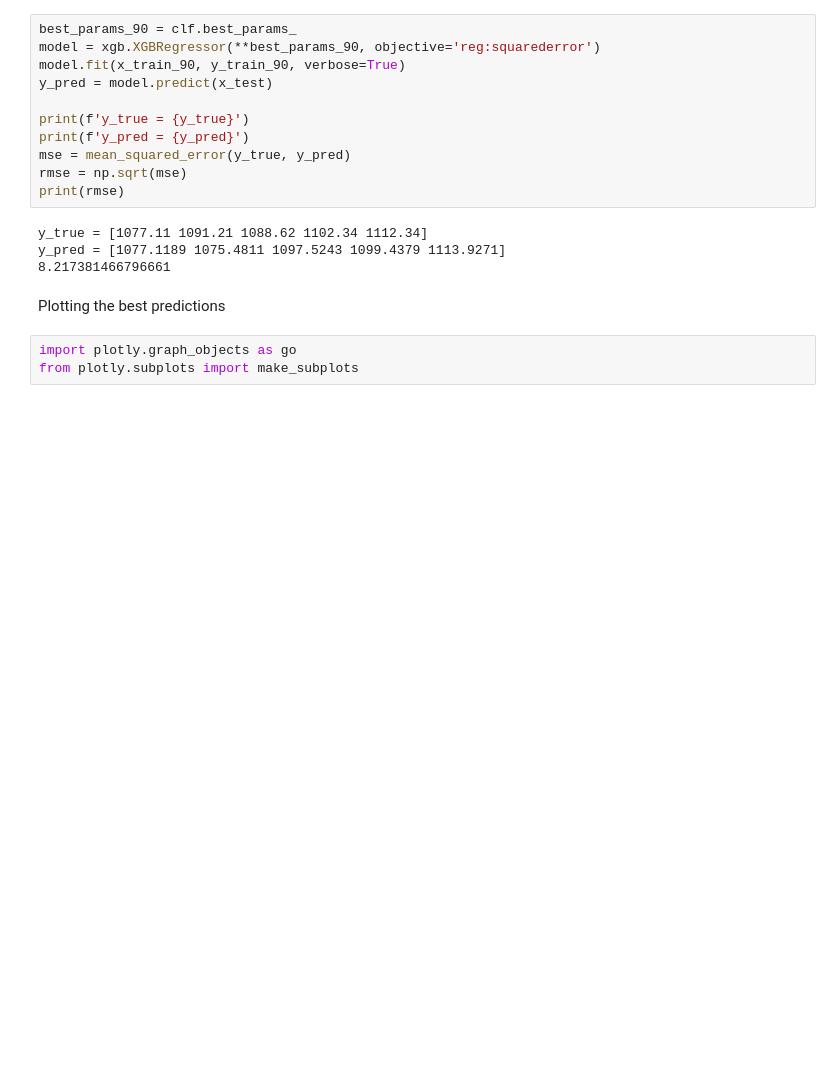
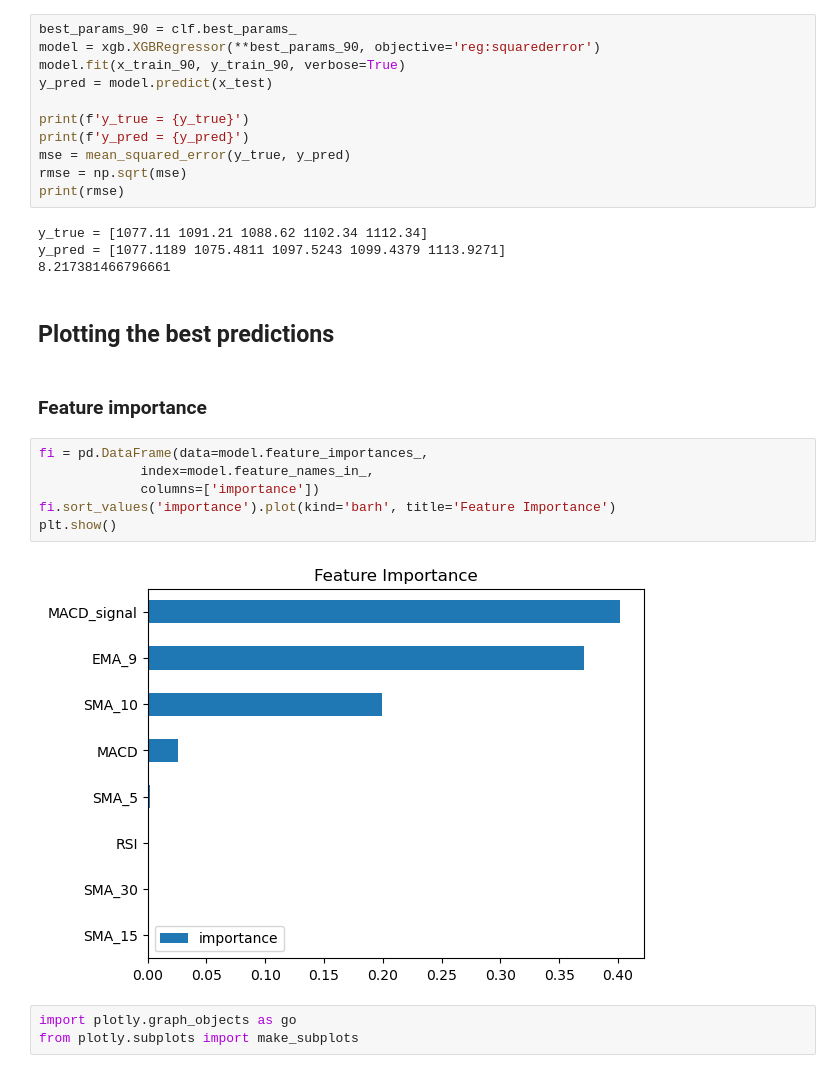
Before and after one commit to corfesh/LSEG-Quant-Challenge, a Jupyter notebook: XGBoost-pe-cleaned.ipynb, the cells around one changed output. Drawn from its saved outputs; the diff is of its cells as text; blank space fills up the shorter version.

Commit message:
added feature importance and some titles

```diff
--- a/XGBoost-pe-cleaned.ipynb
+++ b/XGBoost-pe-cleaned.ipynb
@@ -420,7 +295,17 @@ y_true = [1077.11 1091.21 1088.62 1102.34 1112.34]
 y_pred = [1077.1189 1075.4811 1097.5243 1099.4379 1113.9271]
 8.217381466796661
 # %% [markdown]
-Plotting the best predictions
+## Plotting the best predictions
+# %% [markdown]
+### Feature importance
+# %%
+fi = pd.DataFrame(data=model.feature_importances_,
+             index=model.feature_names_in_,
+             columns=['importance'])
+fi.sort_values('importance').plot(kind='barh', title='Feature Importance')
+plt.show()
+# %% [output]
+[figure, added]
 # %%
 import plotly.graph_objects as go
 from plotly.subplots import make_subplots
```
Also changed, not shown: parts of 20 cells of this notebook.
